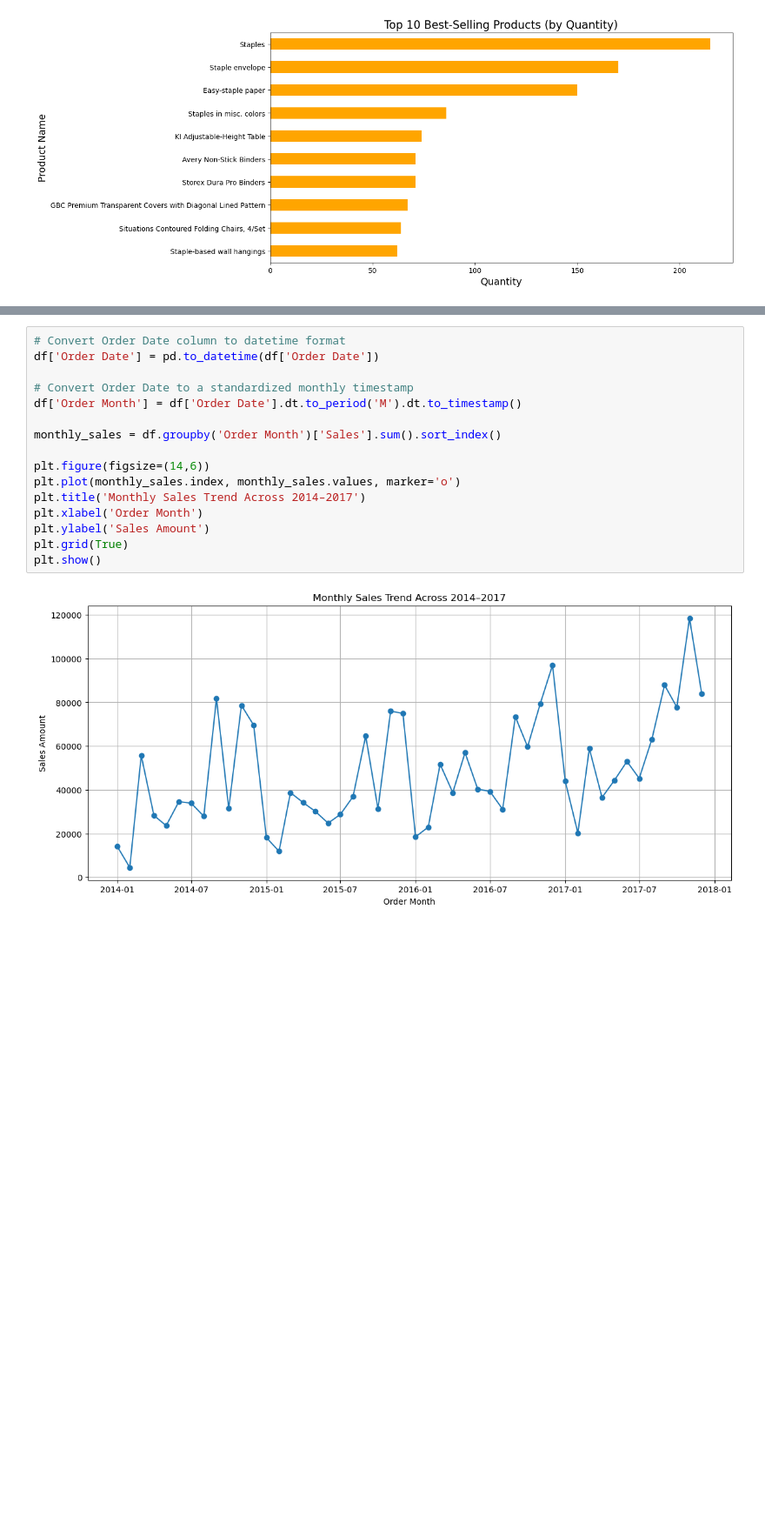
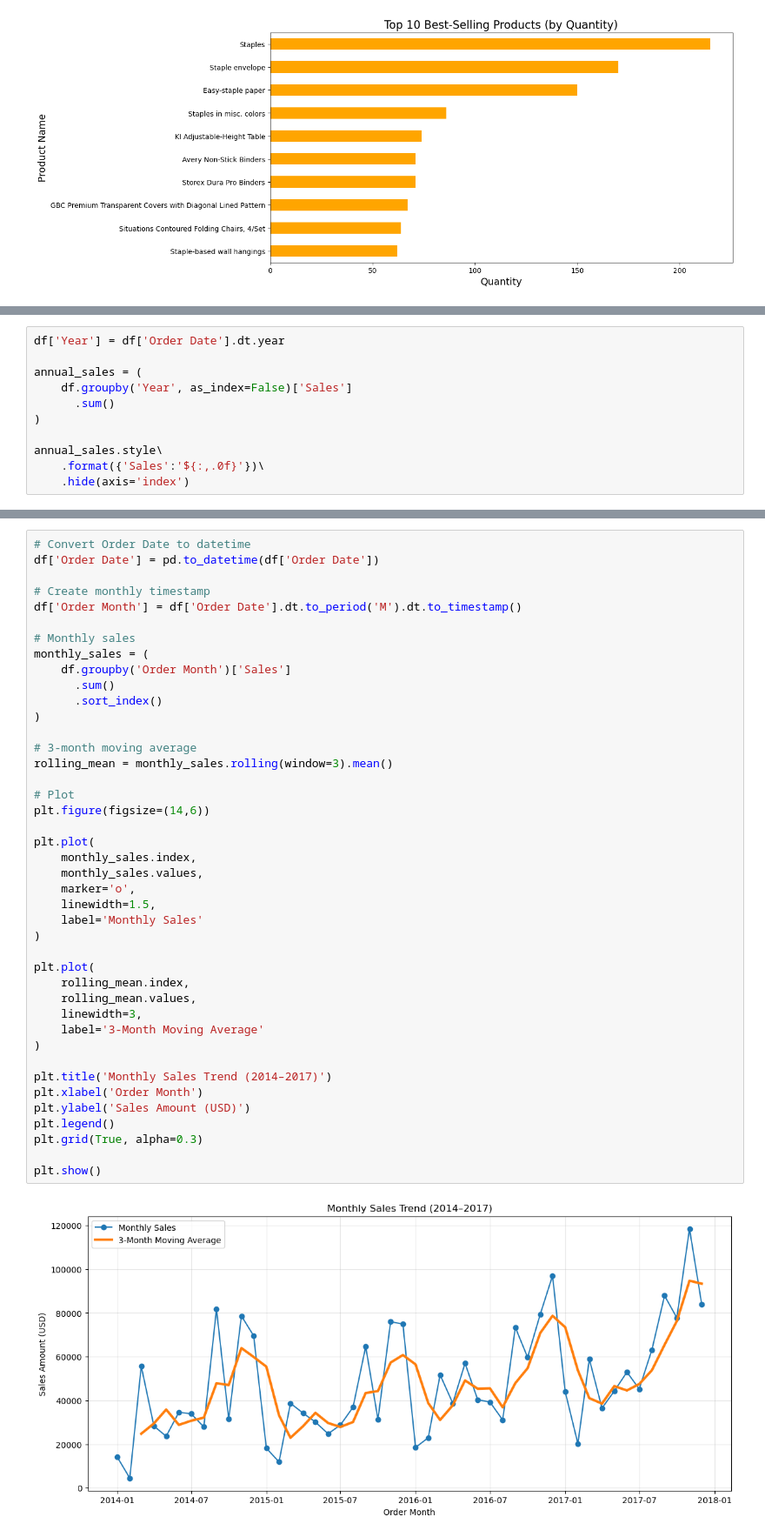
Before and after one commit to BiqiaoWang/GitHub-Project, a Jupyter notebook: Superstore-analysis.ipynb, the cells around one changed output, grey strips where cells are left out. Shown at 87% size. Saved outputs shown, nothing was run; the diff lists cells and outputs as text; blank space fills up the shorter version.

```diff
--- a/Superstore-analysis.ipynb
+++ b/Superstore-analysis.ipynb
@@ -203,0 +171,11 @@ plt.show()
+# %%
+df['Year'] = df['Order Date'].dt.year
+
+annual_sales = (
+    df.groupby('Year', as_index=False)['Sales']
+      .sum()
+)
+
+annual_sales.style\
+    .format({'Sales':'${:,.0f}'})\
+    .hide(axis='index')
@@ -204,21 +188,47 @@ plt.show()
 # %%
-# Convert Order Date column to datetime format
+# Convert Order Date to datetime
 df['Order Date'] = pd.to_datetime(df['Order Date'])
 
-# Convert Order Date to a standardized monthly timestamp
+# Create monthly timestamp
 df['Order Month'] = df['Order Date'].dt.to_period('M').dt.to_timestamp()
 
-monthly_sales = df.groupby('Order Month')['Sales'].sum().sort_index()
+# Monthly sales
+monthly_sales = (
+    df.groupby('Order Month')['Sales']
+      .sum()
+      .sort_index()
+)
 
+# 3-month moving average
+rolling_mean = monthly_sales.rolling(window=3).mean()
+
+# Plot
 plt.figure(figsize=(14,6))
-plt.plot(monthly_sales.index, monthly_sales.values, marker='o')
-plt.title('Monthly Sales Trend Across 2014–2017')
+
+plt.plot(
+    monthly_sales.index,
+    monthly_sales.values,
+    marker='o',
+    linewidth=1.5,
+    label='Monthly Sales'
+)
+
+plt.plot(
+    rolling_mean.index,
+    rolling_mean.values,
+    linewidth=3,
+    label='3-Month Moving Average'
+)
+
+plt.title('Monthly Sales Trend (2014–2017)')
 plt.xlabel('Order Month')
-plt.ylabel('Sales Amount')
-plt.grid(True)
+plt.ylabel('Sales Amount (USD)')
+plt.legend()
+plt.grid(True, alpha=0.3)
+
 plt.show()
 # %% [output]
-[figure, old version]
+[figure, new version]
 # %%
 # Monthly Seasonal Sales Pattern
 df['Order Date'] = pd.to_datetime(df['Order Date'])   # 转换日期格式
```
Also changed, not shown: parts of 12 cells of this notebook, 1 other file.
